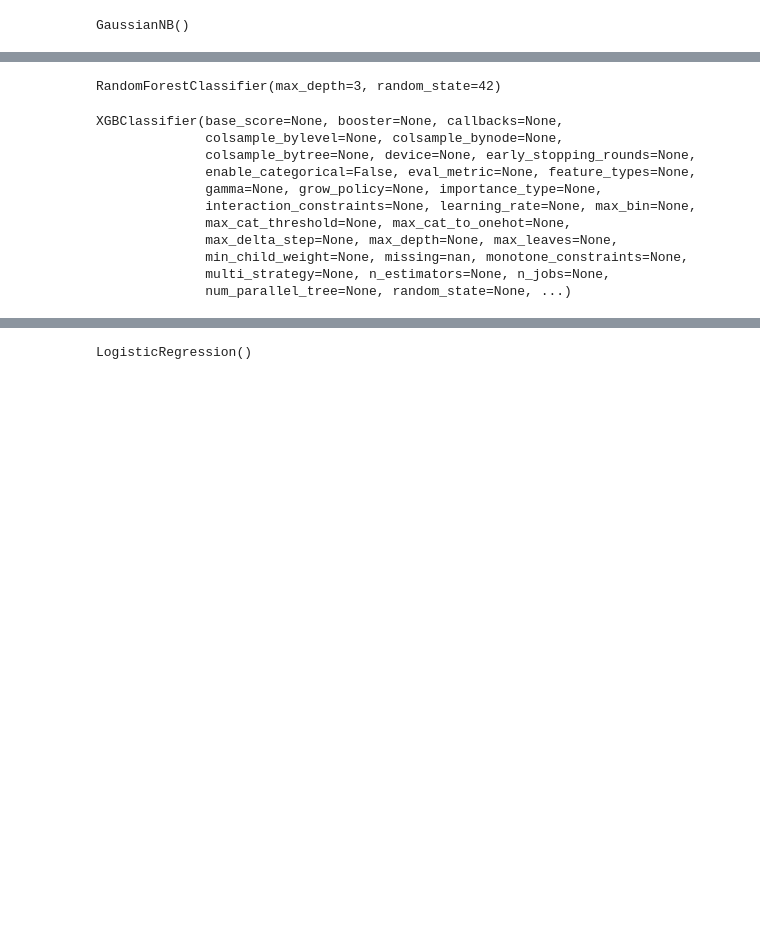
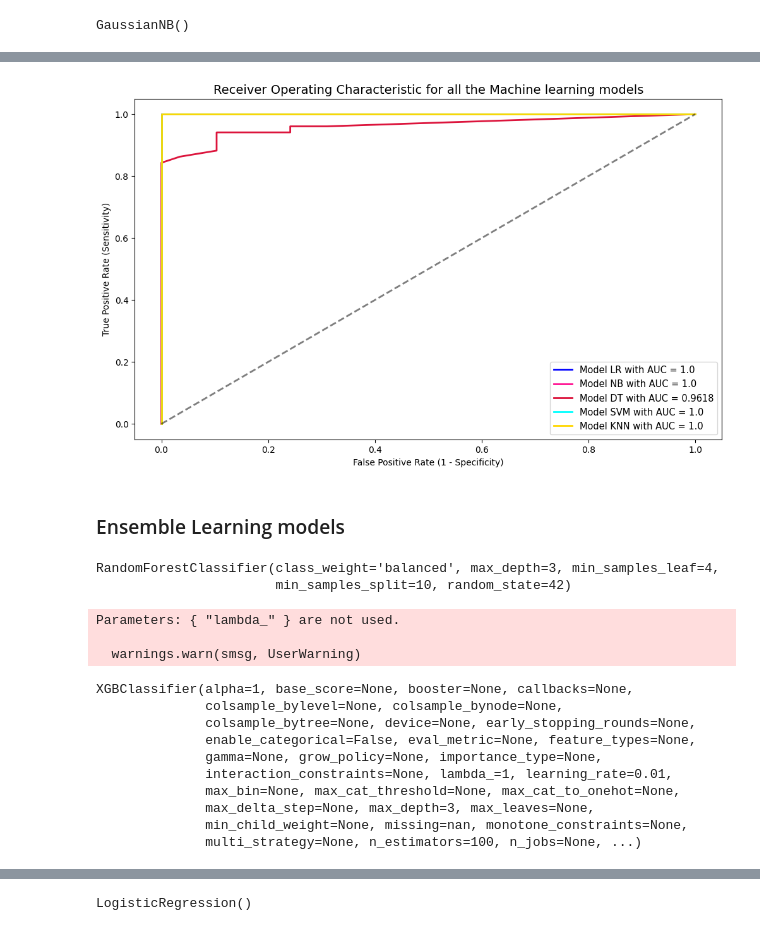
Before and after one commit to chandanthota75/Efficient-Clinical-Decision-Making-in-Nephrology--Predictive-Analytics-for-CKD-Management, a Jupyter notebook: Model Training and Evaluation.ipynb, the cells around one changed output, grey strips where cells are left out. Saved outputs shown, nothing was run; the diff lists cells and outputs as text; code cells hidden in the pictures; blank space fills up the shorter version.

```diff
--- a/Model Training and Evaluation.ipynb
+++ b/Model Training and Evaluation.ipynb
@@ -82,3 +225,10 @@ KNeighborsClassifier(n_neighbors=10)
+# %%
+# Combined roc plot for the machine learning trained models
+evaluation.plot_roc_curves([roc_curves_data_ml], ['Machine'])
+# %% [output]
+[figure, added]
+# %% [markdown]
+### Ensemble Learning models
 # %%
 em_names = ['rf', 'bagging', 'xgb', 'ada', 'cb', 'gb', 'stacking', "vh", "vs", "blend"]
 lem_names = ['RF', 'Bagging','XGBoost', 'Adaboost', 'Catboost', 'GradientBoost', 'Stacking', "Voting Hard", "Voting Soft", "Blending"]
@@ -89,10 +239,20 @@ cem_names = ['darkgreen', 'maroon', 'mediumblue', 'goldenrod', 'fuchsia', 'saddl
 em_models = [('lr', model_lr), ('nb', model_nb), ('dt', model_dt), ('svm', model_svm), ('knn', model_knn)]
 # %%
 # Fit Random forest model
-model_rf = RandomForestClassifier(n_estimators=100, max_depth=3, random_state=42)
+model_rf = RandomForestClassifier(
+    n_estimators=100,
+    max_depth=3,
+    random_state=42,
+    min_samples_split=10,
+    min_samples_leaf=4,
+    max_features='sqrt',
+    class_weight='balanced',
+    criterion='gini'
+)
 model_rf.fit(train_data[Features], train_labels)
 # %% [output]
-RandomForestClassifier(max_depth=3, random_state=42)
+RandomForestClassifier(class_weight='balanced', max_depth=3, min_samples_leaf=4,
+                       min_samples_split=10, random_state=42)
 # %%
 # Aggregate the predictions made by each BaggingClassifier
 y_preds = []
@@ -114,19 +274,28 @@ weights = [0.2, 0.2, 0.2, 0.2, 0.2]
 model_bagging = np.average(y_preds, axis=0, weights=weights)
 # %%
 # Fit XGboost model
-model_xgb = xgb.XGBClassifier()
+model_xgb = xgb.XGBClassifier(
+    n_estimators=100,
+    learning_rate=0.01,
+    max_depth=3,
+    alpha=1,
+    lambda_=1,
+    random_state=42
+)
 model_xgb.fit(train_data[Features], train_labels)
 # %% [output]
-XGBClassifier(base_score=None, booster=None, callbacks=None,
-              colsample_bylevel=None, colsample_bynode=None,
-              colsample_bytree=None, device=None, early_stopping_rounds=None,
-              enable_categorical=False, eval_metric=None, feature_types=None,
-              gamma=None, grow_policy=None, importance_type=None,
-              interaction_constraints=None, learning_rate=None, max_bin=None,
-              max_cat_threshold=None, max_cat_to_onehot=None,
-              max_delta_step=None, max_depth=None, max_leaves=None,
-              min_child_weight=None, missing=nan, monotone_constraints=None,
-              multi_strategy=None, n_estimators=None, n_jobs=None,
-              num_parallel_tree=None, random_state=None, ...)
+Parameters: { "lambda_" } are not used.
+
+  warnings.warn(smsg, UserWarning)
+XGBClassifier(alpha=1, base_score=None, booster=None, callbacks=None,
+              colsample_bylevel=None, colsample_bynode=None,
+              colsample_bytree=None, device=None, early_stopping_rounds=None,
+              enable_categorical=False, eval_metric=None, feature_types=None,
+              gamma=None, grow_policy=None, importance_type=None,
+              interaction_constraints=None, lambda_=1, learning_rate=0.01,
+              max_bin=None, max_cat_threshold=None, max_cat_to_onehot=None,
+              max_delta_step=None, max_depth=3, max_leaves=None,
+              min_child_weight=None, missing=nan, monotone_constraints=None,
+              multi_strategy=None, n_estimators=100, n_jobs=None, ...)
 # %%
 # Create an AdaBoost classifier with 50 estimators
```
Also changed, not shown: parts of 37 cells of this notebook, 34 other files.
